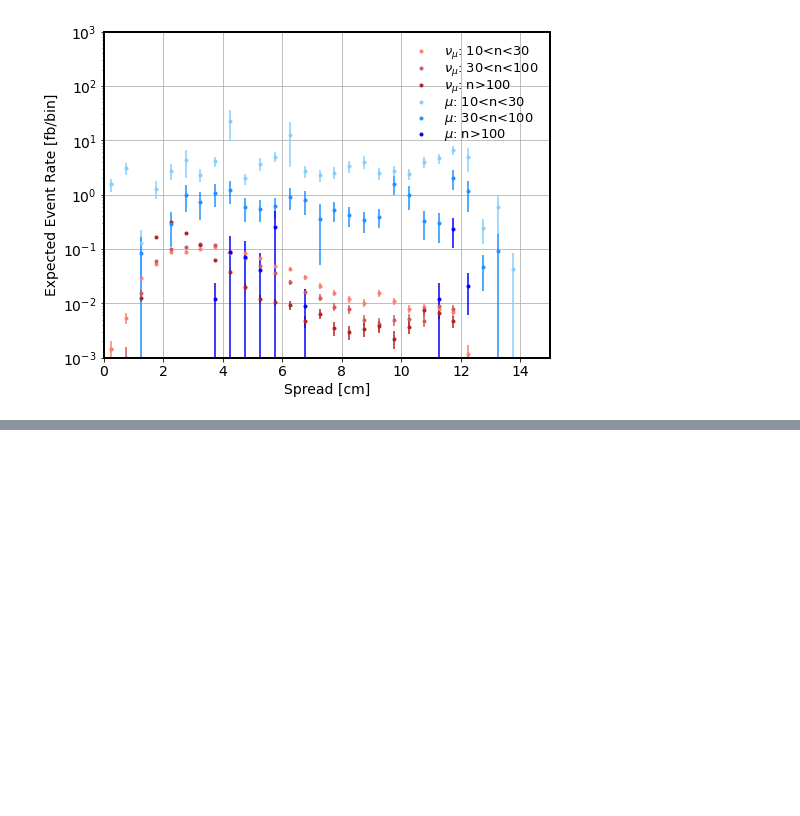
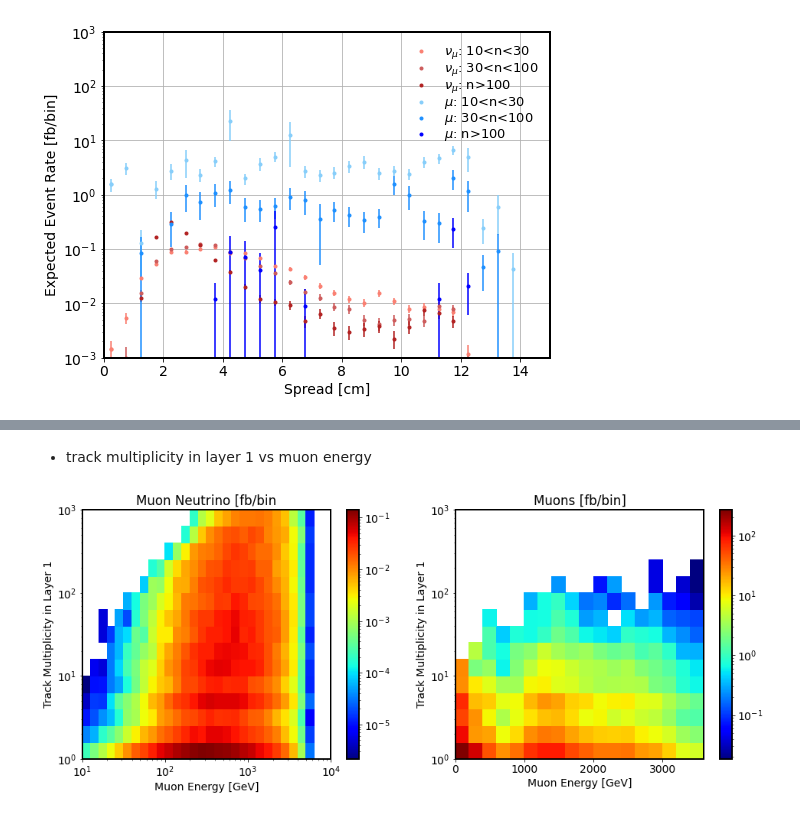
Before and after one commit to mwaterbury/scintillatorneutrinos, a Jupyter notebook: Analysis_Felix.ipynb, the cells around one changed output, grey strips where cells are left out. Saved outputs shown, nothing was run; the diff lists cells and outputs as text; code cells hidden in the pictures; blank space fills up the shorter version.

```diff
--- a/Analysis_Felix.ipynb
+++ b/Analysis_Felix.ipynb
@@ -483,0 +502,12 @@ plot_2dhistogram(
+# %% [markdown]
+-  track multiplicity in layer 1 vs muon energy
+# %%
+plot_2dhistogram_primary(
+    observable="ntracks_1",
+    bins=observable_bins['ntracks'],
+    label="Track Multiplicity in Layer 1",
+    log = True,
+    requirement="event['passed_scintillator']==True",
+)
+# %% [output]
+[figure, added]
```
Also changed, not shown: parts of 33 cells of this notebook, 13 other files.
